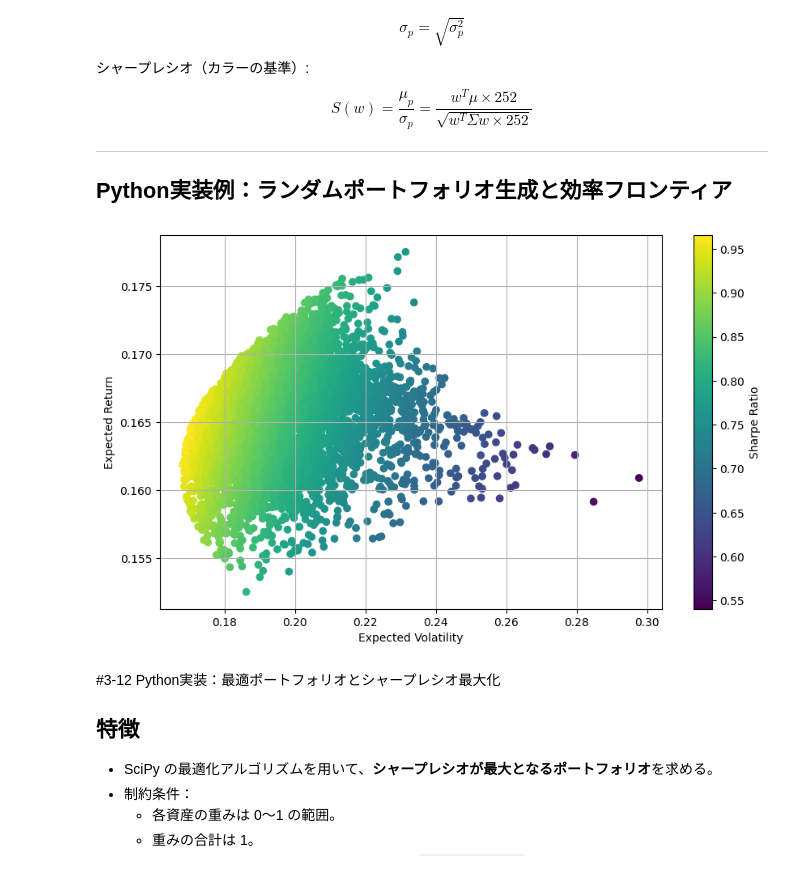
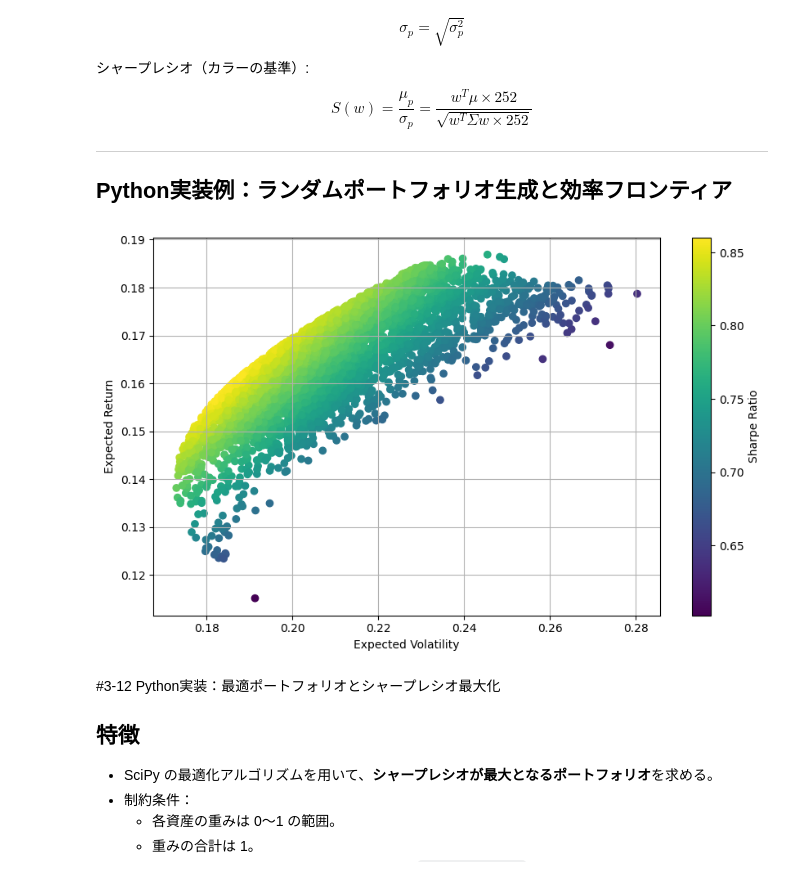
Before and after one commit to ish66726-a11y/Quant-Finance-Fundamentals, a Jupyter notebook: notebooks/03ポートフォリオ理論.ipynb, the cells around one changed output. Saved outputs shown, nothing was run; the diff lists cells and outputs as text; code cells hidden in the pictures.

```diff
--- a/notebooks/03ポートフォリオ理論.ipynb
+++ b/notebooks/03ポートフォリオ理論.ipynb
@@ -486,7 +486,7 @@ name_map = {
 
 # ③ 取得期間
 start = "2020-01-01"
-end = "2024-01-01"
+end = "2025-01-01"
 
 # ④ データ取得（終値）
 data = download_data(stocks, start, end)
@@ -650,7 +650,7 @@ name_map = {
 
 # ③ 期間設定
 start = "2020-01-01"
-end = "2024-01-01"
+end = "2025-01-01"
 
 # ④ 価格取得
 prices = download_data(stocks, start, end)
@@ -786,39 +786,39 @@ def show_portfolios(returns, risks):
     plt.figure(figsize=(10, 6))
 
     # シャープレシオを色で表現
     plt.scatter(risks, returns, c=returns / risks, marker='o')
 
     plt.xlabel("Expected Volatility")
     plt.ylabel("Expected Return")
     plt.colorbar(label="Sharpe Ratio")
 
     plt.grid(True)
     plt.show()
 
 
 # ==================================================
 # 実行部分
 # ==================================================
 
-# ダミーデータ（年率ベース）
-mean_returns = np.array([0.17, 0.16, 0.15, 0.18])
+# ダミーデータ
+mean_returns = np.array([0.18, 0.18, 0.11, 0.19])
 
 cov_matrix = np.array([
-    [0.07, 0.04, 0.02, 0.02],
-    [0.04, 0.1, 0.02, 0.03],
+    [0.09, 0.05, 0.02, 0.03],
+    [0.05, 0.1, 0.02, 0.03],
     [0.02, 0.02, 0.04, 0.01],
-    [0.02,  0.03,  0.01,  0.07]
+    [0.03,  0.03,  0.01,  0.08]
 ])
 
 # 5000個のランダムポートフォリオを生成
 port_returns, port_risks, port_weights = generate_portfolios(
     mean_returns, cov_matrix, 5000
 )
 
 # 散布図表示
 show_portfolios(port_returns, port_risks)
 # %% [output]
-[figure, old version]
+[figure, new version]
 # %% [markdown]
 #3-12 Python実装：最適ポートフォリオとシャープレシオ最大化
 
```
Also changed, not shown: parts of 5 cells of this notebook.
